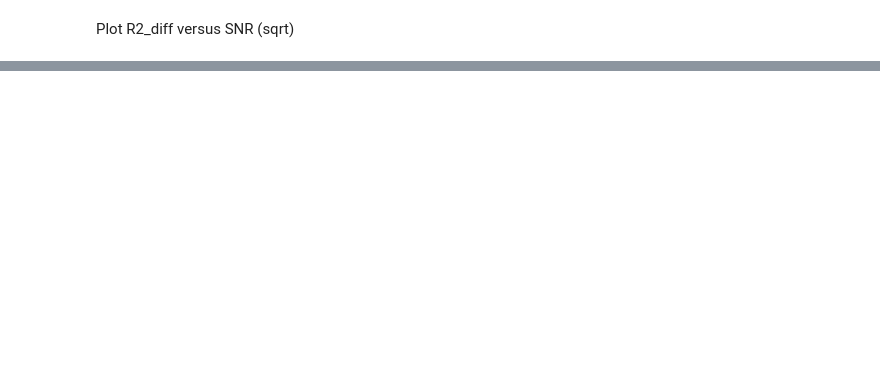
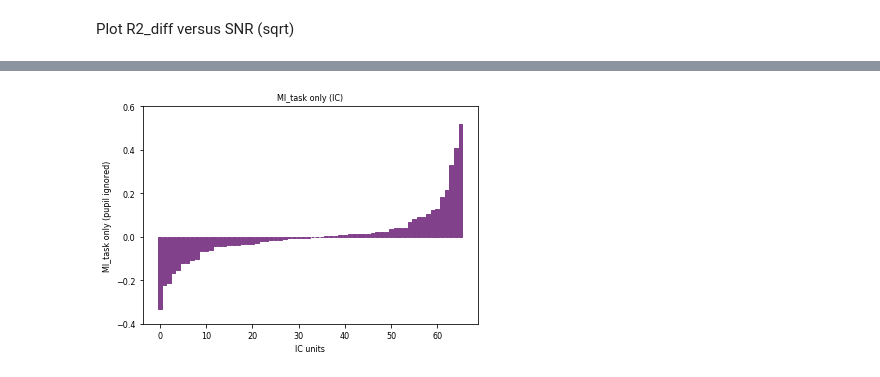
Before and after one commit to nadoss/nems_db, a Jupyter notebook: nems_lbhb/notebooks/ACIC_comparisons/ACIC_state_snr_comp.ipynb, the cells around one changed output, grey strips where cells are left out. Cells and saved outputs as stored; diff of their text form; code cells hidden in the pictures; blank space fills up the shorter version.

```diff
--- a/nems_lbhb/notebooks/ACIC_comparisons/ACIC_state_snr_comp.ipynb
+++ b/nems_lbhb/notebooks/ACIC_comparisons/ACIC_state_snr_comp.ipynb
@@ -244,0 +330,10 @@ plt.title('MI_task unique (A1)')
+# %%
+plt.figure()
+plt.bar(x_axis_IC, df_MI_only_sorted.loc[full_model & is_active & IC, 'MIbeh_only'], color = '#82418B', edgecolor = '#82418B')
+plt.ylim((-0.4,0.6))
+plt.xlabel('IC units')
+plt.ylabel('MI_task only (pupil ignored)')
+plt.title('MI_task only (IC)')
+plt.savefig('MI_task_only_IC.pdf')
+# %% [output]
+[figure, added]
```
Also changed, not shown: parts of 25 cells of this notebook.
